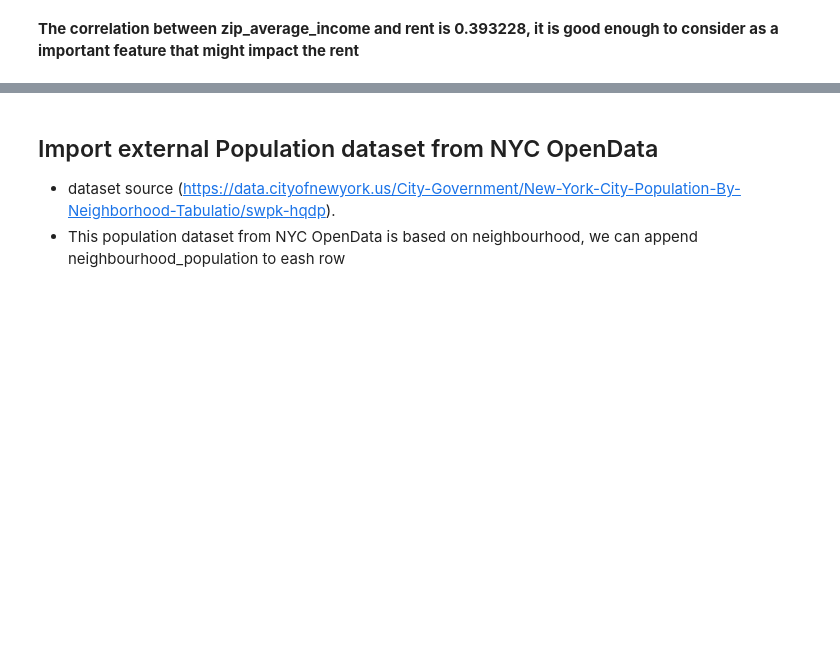
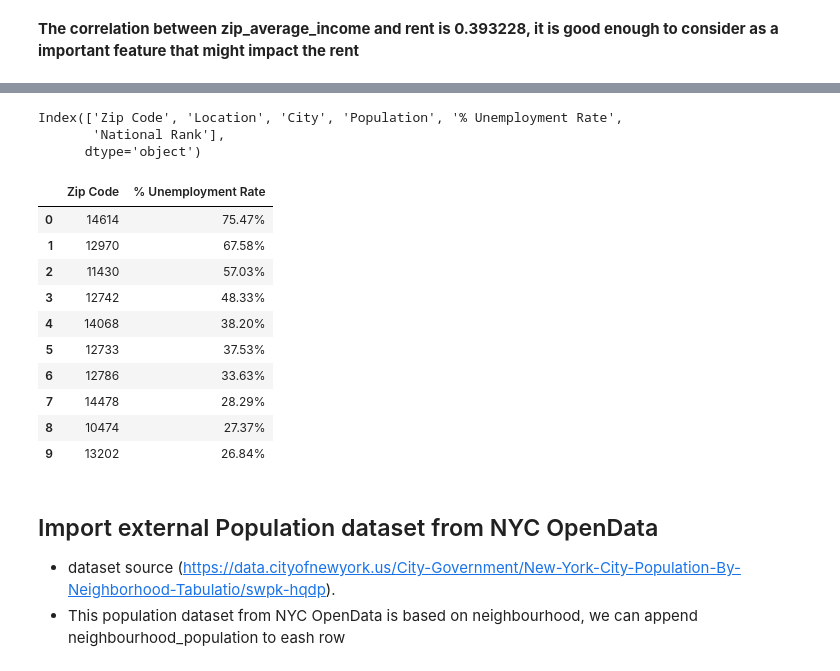
Before and after one commit to JiejayLan/data_science_project, a Jupyter notebook: main.ipynb, the cells around one changed output, grey strips where cells are left out. Saved outputs shown, nothing was run; the diff lists cells and outputs as text; code cells hidden in the pictures; blank space fills up the shorter version.

Commit message:
edit and add info about the unemployment dataset

```diff
--- a/main.ipynb
+++ b/main.ipynb
@@ -223,3 +226,27 @@ Name: rent, dtype: float64
+# %%
+unemployment_df = pd.read_csv('./data/Unemployment_Rate_NY_by_zipcode.csv')
+unemployment_df.columns
+# %% [output]
+Index(['Zip Code', 'Location', 'City', 'Population', '% Unemployment Rate',
+       'National Rank'],
+      dtype='object')
+# %%
+# We only care about zipcode and % Unemployment Rate
+unemployment_df = unemployment_df[['Zip Code','% Unemployment Rate']]
+poulation_df.rename(columns={'Zip Code':'addr_zip','% Unemployment Rate':"zip_unemployment_rate"}, inplace=True)
+unemployment_df.head(10)
+# %% [output]
+|  | Zip Code | % Unemployment Rate |
+| 0 | 14614 | 75.47% |
+| 1 | 12970 | 67.58% |
+| 2 | 11430 | 57.03% |
+| 3 | 12742 | 48.33% |
+| 4 | 14068 | 38.20% |
+| 5 | 12733 | 37.53% |
+| 6 | 12786 | 33.63% |
+| 7 | 14478 | 28.29% |
+| 8 | 10474 | 27.37% |
+| 9 | 13202 | 26.84% |
 # %% [markdown]
 ## Import external Population dataset from NYC OpenData
  - dataset source (https://data.cityofnewyork.us/City-Government/New-York-City-Population-By-Neighborhood-Tabulatio/swpk-hqdp).
```
Also changed, not shown: parts of 4 cells of this notebook, 2 other files.
